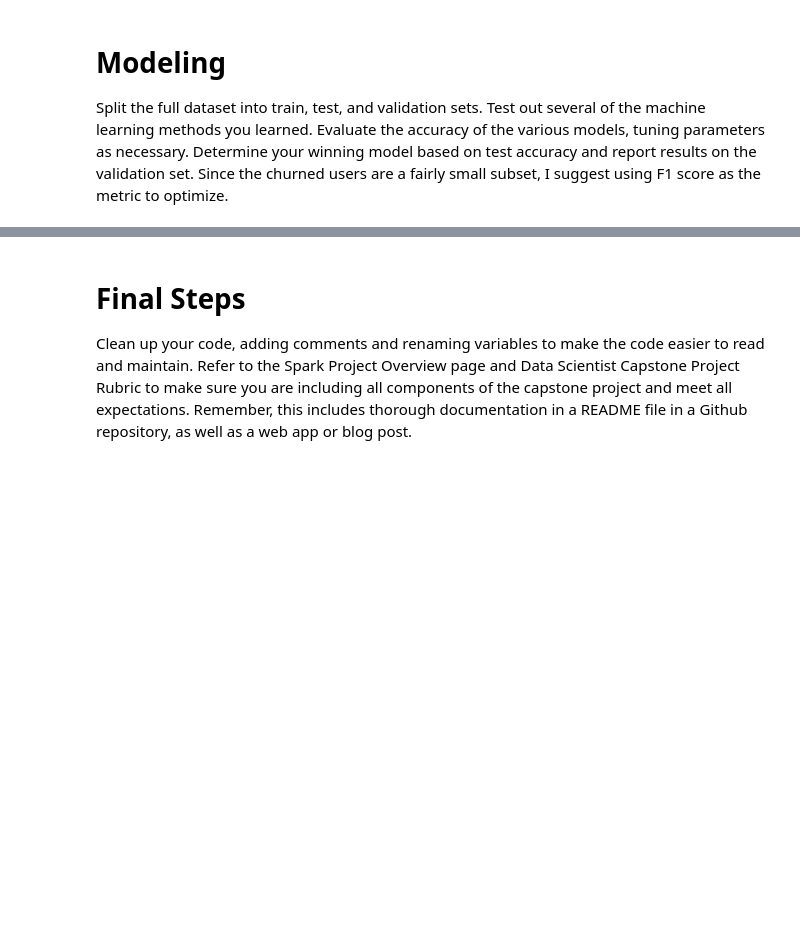
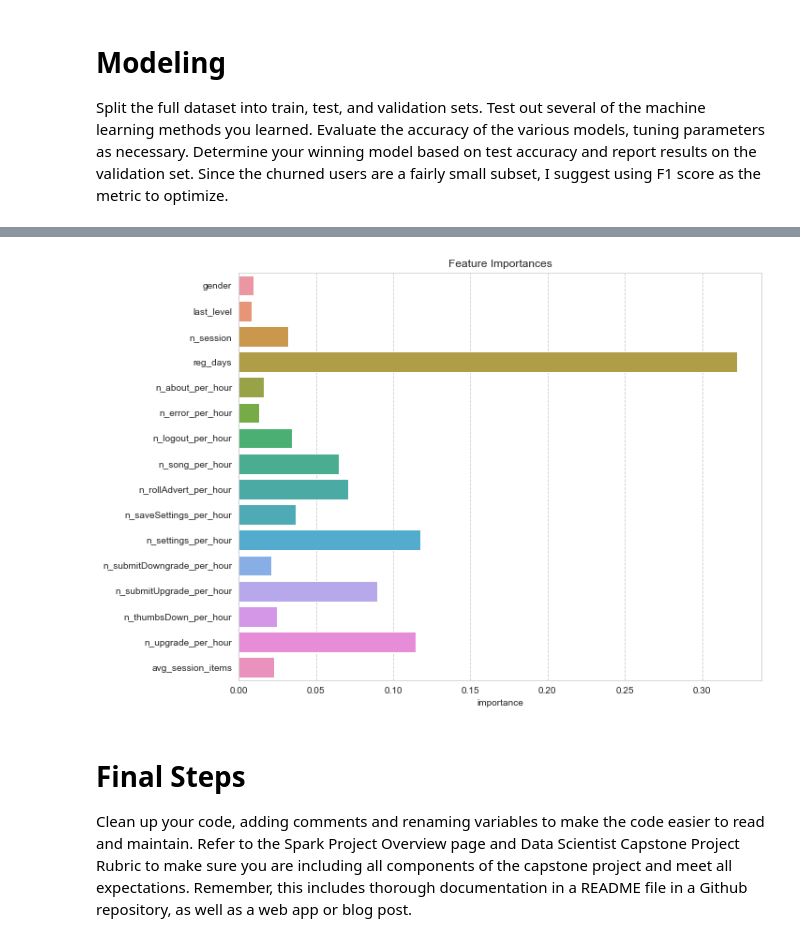
Before and after one commit to silviaclaire/sparkify, a Jupyter notebook: Sparkify.ipynb, the cells around one changed output, grey strips where cells are left out. Cells and saved outputs as stored; diff of their text form; code cells hidden in the pictures; blank space fills up the shorter version.

Commit message:
update: modeling

```diff
--- a/Sparkify.ipynb
+++ b/Sparkify.ipynb
@@ -663,0 +672,5 @@ Split the full dataset into train, test, and validation sets. Test out several o
+# %%
+# prepare training and test data, sample by label
+ratio = 0.7
+train = user_df.sampleBy('label', fractions={0:ratio, 1:ratio}, seed=123)
+test = user_df.subtract(train)
@@ -663,0 +802,14 @@ Split the full dataset into train, test, and validation sets. Test out several o
+# %%
+lr = LogisticRegression()
+print(lr.explainParams())
+
+pipeline = Pipeline(stages=stages+[lr])
+param_grid = (ParamGridBuilder().addGrid(lr.maxIter,[10, 50, 100])
+                                .build())
+# evaluator = BinaryClassificationEvaluator()
+evaluator = FbetaScore(beta=1)
+
+cv = StratifiedCrossValidator(estimator=pipeline, estimatorParamMaps=param_grid,
+                              evaluator=evaluator, numFolds=3, seed=123)
+# cv = CrossValidator(estimator=pipeline, estimatorParamMaps=param_grid,
+#                     evaluator=evaluator, numFolds=3)
@@ -663,0 +837,7 @@ Split the full dataset into train, test, and validation sets. Test out several o
+# %%
+# fit, predict and evaluate (lr-elasticNetParam)
+cv_model, pred_train, pred_test = fit_predict(cv)
+print('{:-^30}'.format('pred_train'))
+evaluate(pred_train)
+print('{:-^30}'.format('pred_test:'))
+evaluate(pred_test)
@@ -663,0 +871,4 @@ Split the full dataset into train, test, and validation sets. Test out several o
+# %%
+feat_imp = cv_model.bestModel.stages[-1].featureImportances.toArray()
+feat_imp_pd = pd.DataFrame({'feature':categorical_cols+numerical_cols, 'importance':feat_imp})
+feat_imp_pd
@@ -664,3 +893,13 @@ Split the full dataset into train, test, and validation sets. Test out several o
+# %%
+plt.figure(figsize=(10,8))
+sns.barplot(data=feat_imp_pd, y='feature', x='importance', zorder=2);
+plt.grid(axis='x', linestyle='--', zorder=0)
+plt.title('Feature Importances')
+plt.ylabel('')
+plt.savefig('feat_imp.png')
+plt.show();
+# %% [output]
+[figure, added]
 # %% [markdown]
 # Final Steps
 Clean up your code, adding comments and renaming variables to make the code easier to read and maintain. Refer to the Spark Project Overview page and Data Scientist Capstone Project Rubric to make sure you are including all components of the capstone project and meet all expectations. Remember, this includes thorough documentation in a README file in a Github repository, as well as a web app or blog post.
```
Also changed, not shown: parts of 16 cells of this notebook, 1 other file.
